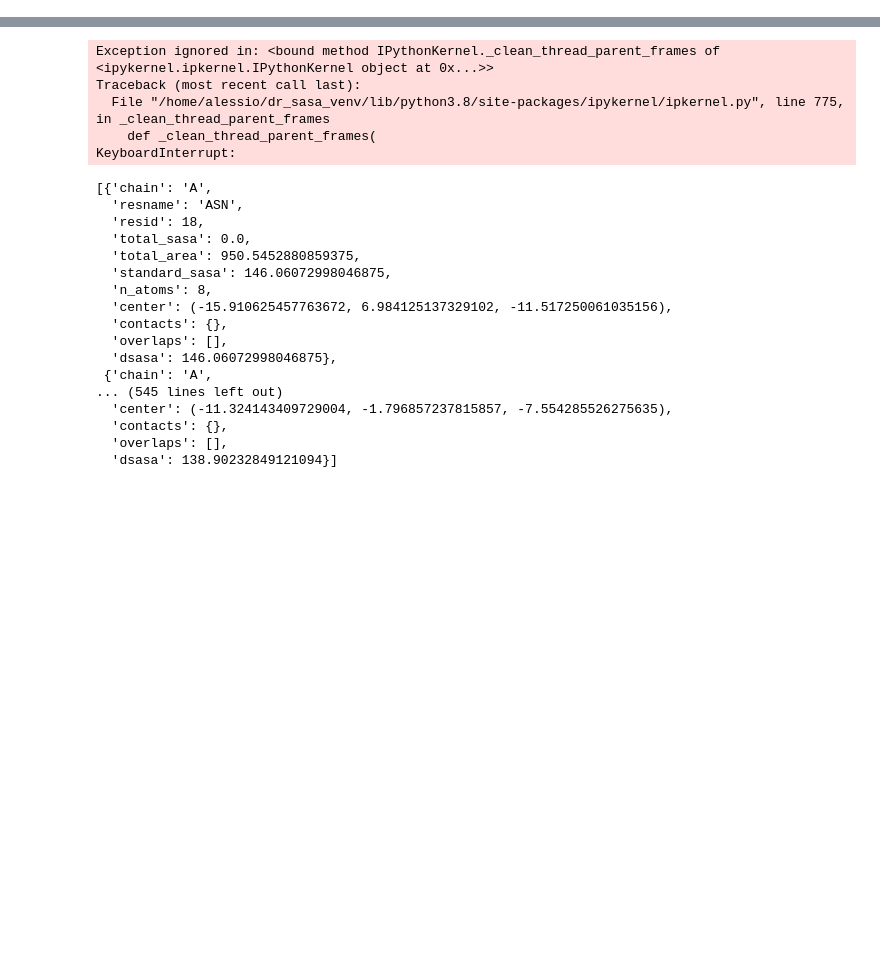
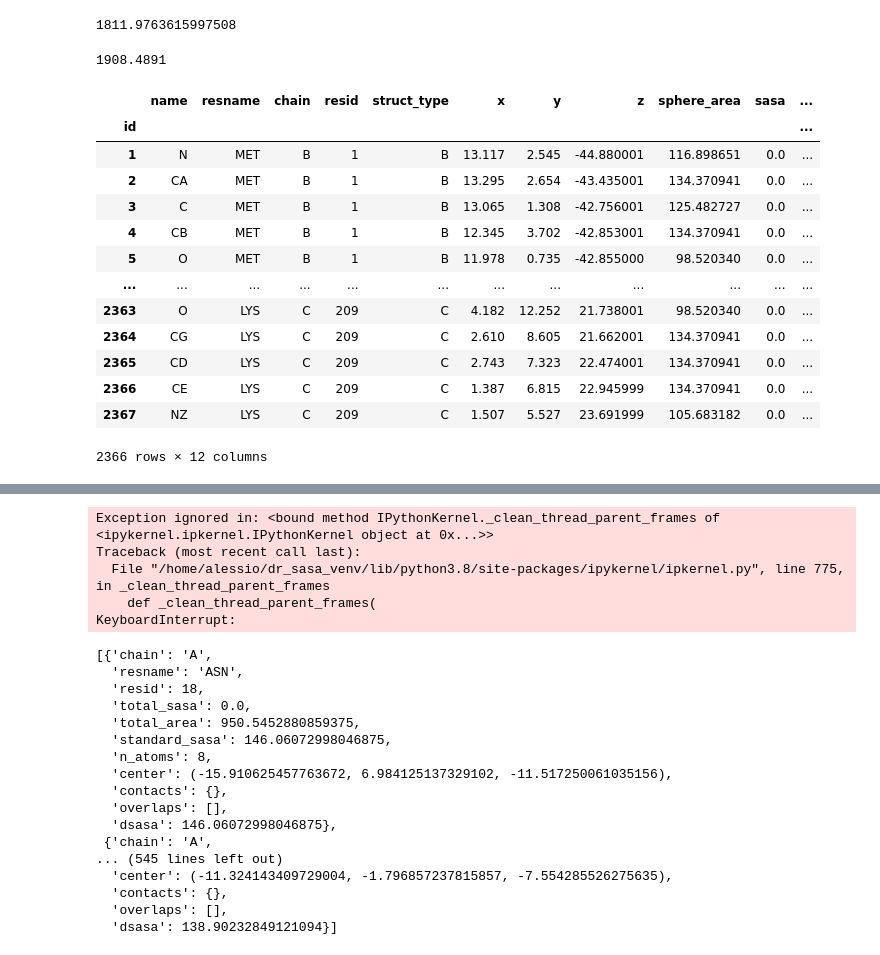
Before and after one commit to mcale6/dr_sasa_python, a Jupyter notebook: examples/test_nb.ipynb, the cells around one changed output, grey strips where cells are left out. Saved outputs shown, nothing was run; the diff lists cells and outputs as text; code cells hidden in the pictures; blank space fills up the shorter version.

Commit message:
reorganized files, fixed decoupledsasa and analysis result, extentende results

```diff
--- a/examples/test_nb.ipynb
+++ b/examples/test_nb.ipynb
@@ -8,3 +8,7 @@ sys.path.append(str("/home/alessio/dr_sasa_python/bindings/python/utils"))
 import dr_sasa_py
 from structure_parser import *
 from utils import convert_to_dataframes
+# %%
+test_pdb = "/home/alessio/dr_sasa_python/tests/data/pred.pdb"
+calc = dr_sasa_py.DecoupledSASA(probe_radius=1.4)
+result = calc.calculate(str(test_pdb), chains=[["B"], ["C"]], include_matrix=True, print_output=True) #SASA = AREA - EXT0  // Total area minus buried area
@@ -10,0 +42,11 @@ from utils import convert_to_dataframes
+# %%
+result["intra_bsa_matrix"]["atom_matrix"].sum()/2
+overlaps[overlaps["source_residue"].str.startswith("B_")].overlap_area.sum()
+overlaps[overlaps["source_residue"].str.startswith("C_")].overlap_area.sum()
+# %% [output]
+1811.9763615997508
+# %%
+overlaps[overlaps["source_residue"].str.startswith("B_")].overlap_area.sum() #A <--- B buried surface (A^2):	791.494
+result["inter_bsa_matrix"]["B_vs_C"]["matrix"].sum()
+# %% [output]
+1908.4891
@@ -10,0 +57,22 @@ from utils import convert_to_dataframes
+# %%
+dfs = convert_to_dataframes(result)
+overlaps = dfs["overlaps"]
+atoms = dfs["atoms"]
+residues = dfs["residues"]
+# %%
+atoms
+# %% [output]
+|  | name | resname | chain | resid | struct_type | x | y | z | sphere_area | sasa | ... |
+| id |  |  |  |  |  |  |  |  |  |  | ... |
+| 1 | N | MET | B | 1 | B | 13.117 | 2.545 | -44.880001 | 116.898651 | 0.0 | ... |
+| 2 | CA | MET | B | 1 | B | 13.295 | 2.654 | -43.435001 | 134.370941 | 0.0 | ... |
+| 3 | C | MET | B | 1 | B | 13.065 | 1.308 | -42.756001 | 125.482727 | 0.0 | ... |
+| 4 | CB | MET | B | 1 | B | 12.345 | 3.702 | -42.853001 | 134.370941 | 0.0 | ... |
+| 5 | O | MET | B | 1 | B | 11.978 | 0.735 | -42.855000 | 98.520340 | 0.0 | ... |
+| ... | ... | ... | ... | ... | ... | ... | ... | ... | ... | ... | ... |
+| 2363 | O | LYS | C | 209 | C | 4.182 | 12.252 | 21.738001 | 98.520340 | 0.0 | ... |
+| 2364 | CG | LYS | C | 209 | C | 2.610 | 8.605 | 21.662001 | 134.370941 | 0.0 | ... |
+| 2365 | CD | LYS | C | 209 | C | 2.743 | 7.323 | 22.474001 | 134.370941 | 0.0 | ... |
+| 2366 | CE | LYS | C | 209 | C | 1.387 | 6.815 | 22.945999 | 134.370941 | 0.0 | ... |
+| 2367 | NZ | LYS | C | 209 | C | 1.507 | 5.527 | 23.691999 | 105.683182 | 0.0 | ... |
+2366 rows × 12 columns
```
Also changed, not shown: parts of 6 cells of this notebook, 24 other files.
